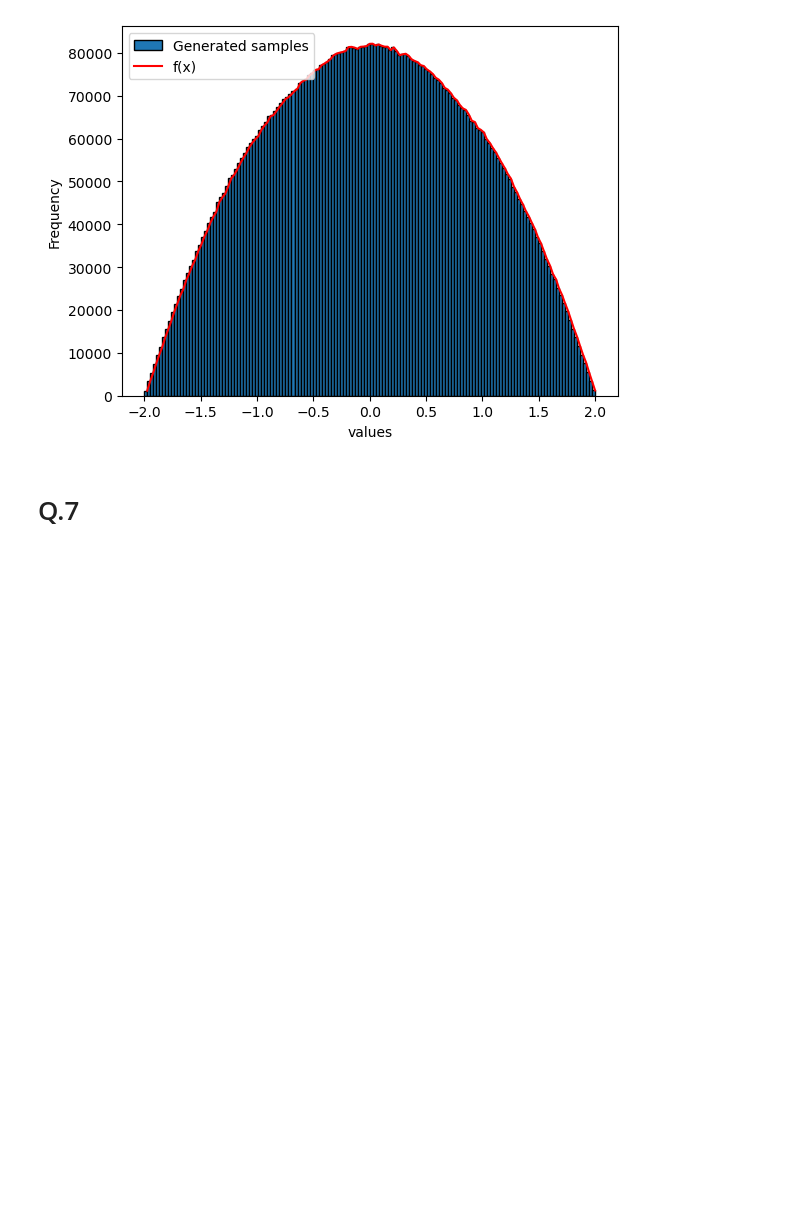
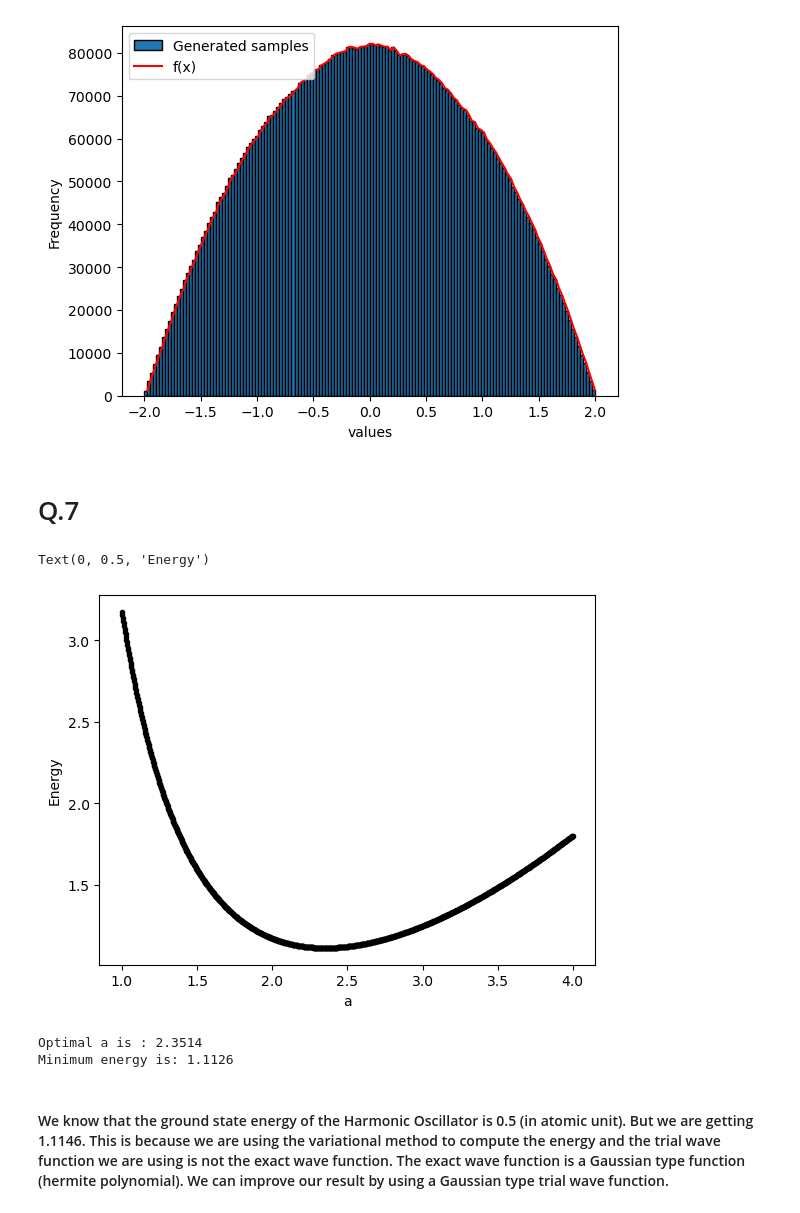
Before and after one commit to jabed-umar/adv-comp-phys, a Jupyter notebook: end_sem.ipynb, the cells around one changed output. Cells and saved outputs as stored; diff of their text form; code cells hidden in the pictures; blank space fills up the shorter version.

```diff
--- a/end_sem.ipynb
+++ b/end_sem.ipynb
@@ -47,12 +93,7 @@ The root of the second function is:  0.18568
 # Q.5
 # %%
 # Given matrix
-A = np.array([[2,  -1,   0,   0,   0],
-              [-1,   2,  -1,   0,   0],
-              [ 0,  -1,   2,  -1,   0],
-              [0,   0,  -1,   2,  -1],
-              [0,   0,   0,  -1,   2]])
-
+A = np.loadtxt("endsemmat.txt")
 num_iterations = 100
 eigenvalues = []
 eigenvectors = []
@@ -132,3 +173,35 @@ Acceptance rate: 81.38%
 [figure]
 # %% [markdown]
 # Q.7
+# %%
+# variational method to solve the Harmonic Oscillator
+# set the sampiling points
+num_samples = int(1e5)
+
+#set the values of alpha (a)
+alphas = np.linspace(1, 4, 1000)
+#initialize the array to store the energy values
+ys = np.zeros_like(alphas)
+
+#compute the energy values for each alpha
+for i, alpha in enumerate(alphas):
+    rands = get_rng_random(alpha, num_samples)
+    eps = lambda x: 0.5*x**2 + 2/(alpha**2-x**2)
+    integral = np.mean(eps(rands))
+    ys[i] = integral
+
+plt.plot(alphas, ys, ".-", color="black")
+plt.xlabel('a')
+plt.ylabel('Energy')
+# %% [output]
+Text(0, 0.5, 'Energy')
+[figure, added]
+# %%
+optimal_alpha = np.argmin(ys)
+print(f"Optimal a is : {alphas[optimal_alpha]:.4f}")
+print(f"Minimum energy is: {ys[optimal_alpha]:.4f}")
+# %% [output]
+Optimal a is : 2.3514
+Minimum energy is: 1.1126
+# %% [markdown]
+# <h4> We know that the ground state energy of the Harmonic Oscillator is 0.5 (in atomic unit). But we are getting 1.1146. This is because we are using the variational method to compute the energy and the trial wave function we are using is not the exact wave function. The exact wave function is a Gaussian type function (hermite polynomial). We can improve our result by using a Gaussian type trial wave function. </h4>
```
Also changed, not shown: parts of 6 cells of this notebook.
